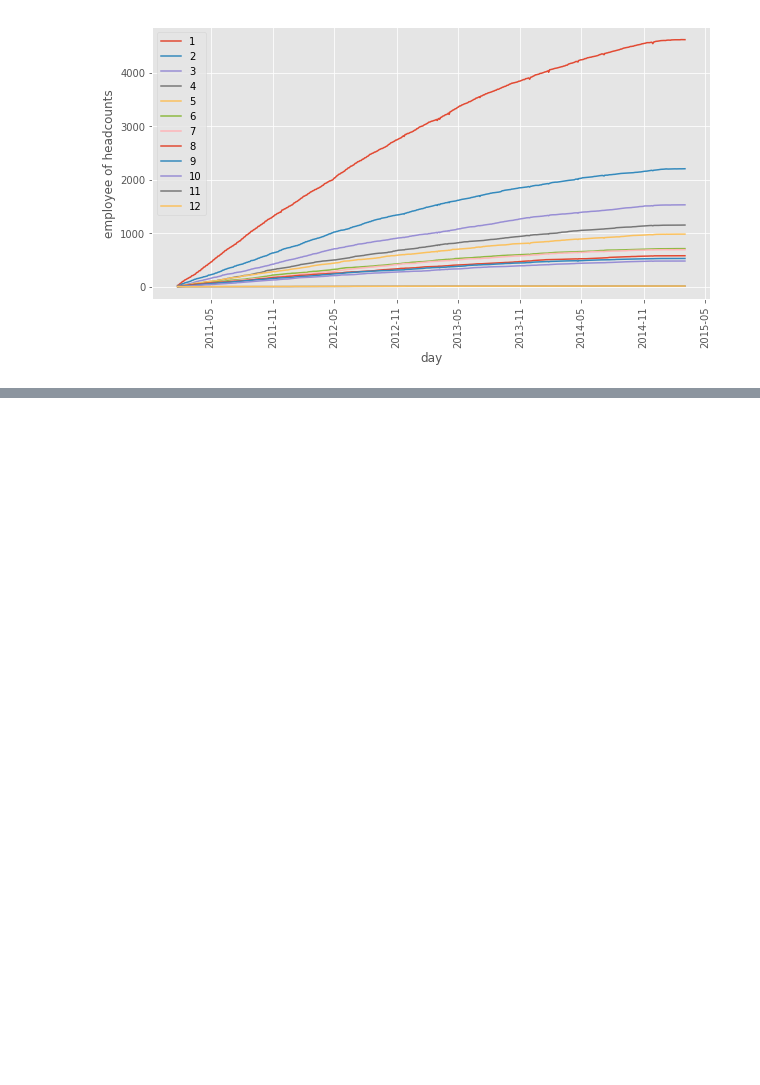
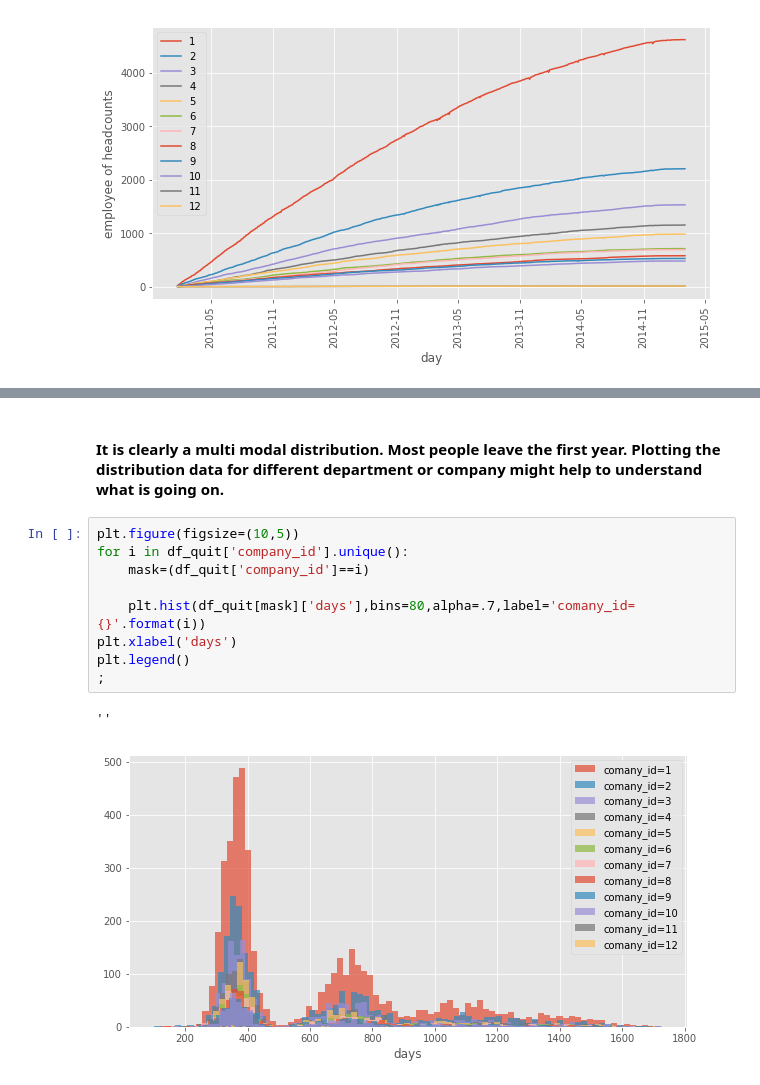
Before and after one commit to moerashidi/employee-retention, a Jupyter notebook: employee-retention.ipynb, the cells around one changed output, grey strips where cells are left out. Saved outputs shown, nothing was run; the diff lists cells and outputs as text; blank space fills up the shorter version.

Commit message:
modified:   employee-retention.ipynb started to analyze whay employees leave

```diff
--- a/employee-retention.ipynb
+++ b/employee-retention.ipynb
@@ -179,0 +218,14 @@ plt.legend()
+# %% [markdown]
+#### It is clearly a multi modal distribution. Most people leave the first year. Plotting the distribution data for different  department or company  might help to understand what is going on.
+# %%
+plt.figure(figsize=(10,5))
+for i in df_quit['company_id'].unique():
+    mask=(df_quit['company_id']==i)
+
+    plt.hist(df_quit[mask]['days'],bins=80,alpha=.7,label='comany_id={}'.format(i))
+plt.xlabel('days')
+plt.legend()
+;
+# %% [output]
+''
+[figure, added]
```
Also changed, not shown: parts of 10 cells of this notebook.
